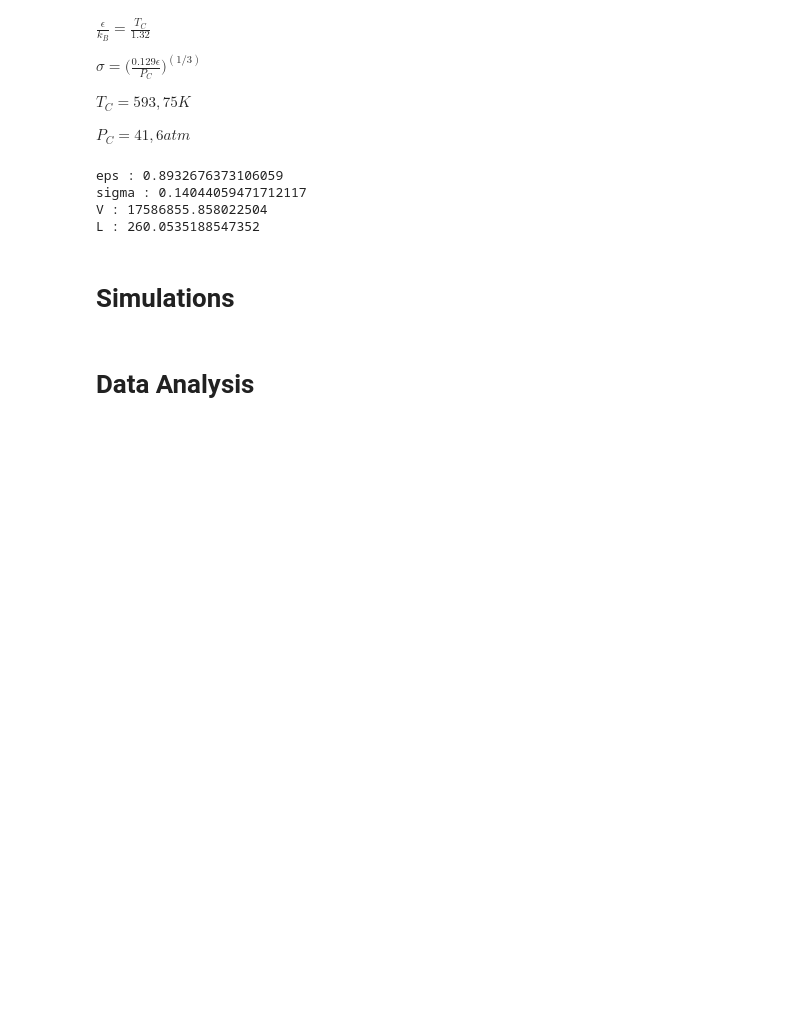
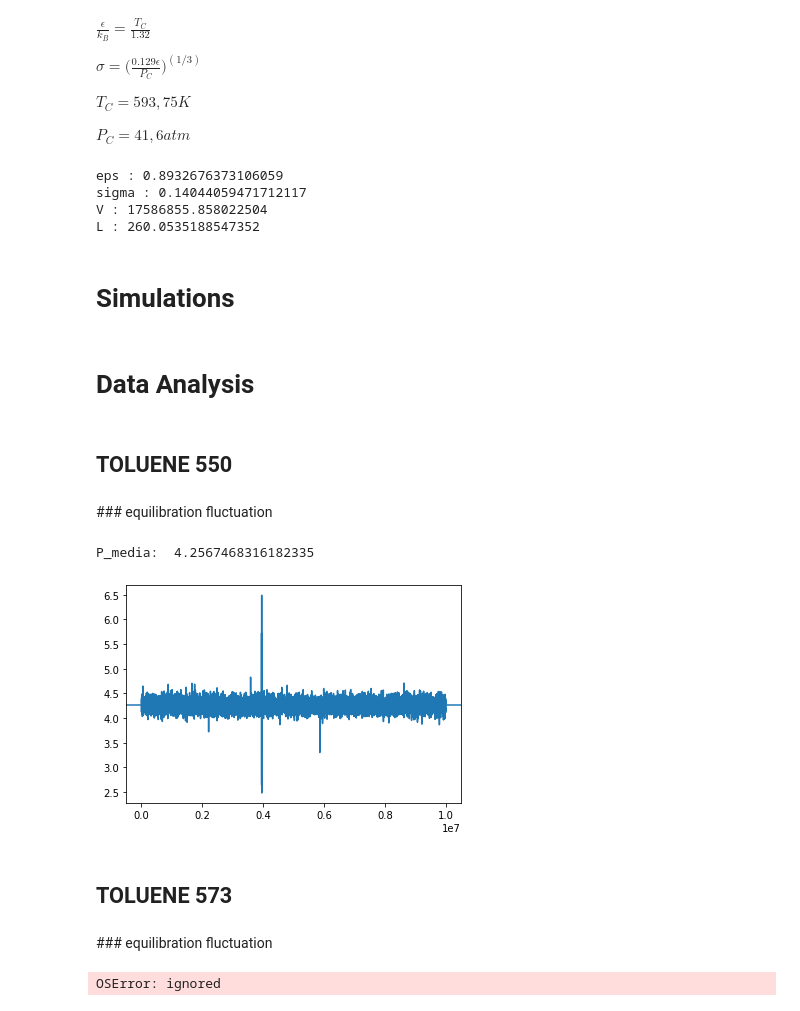
Before and after one commit to pm6022/labnotebooks, a Jupyter notebook: gruppo_7.ipynb, the cells around one changed output. Saved outputs shown, nothing was run; the diff lists cells and outputs as text; code cells hidden in the pictures; blank space fills up the shorter version.

```diff
--- a/gruppo_7.ipynb
+++ b/gruppo_7.ipynb
@@ -84,3 +84,54 @@ L : 260.0535188547352
 !mpirun --allow-run-as-root -np 2 lammps -in TOLUENE_630_in.LJ_3D_NVT
 # %% [markdown]
 # Data Analysis
+# %% [markdown]
+## TOLUENE 550
+# %% [markdown]
+### equilibration fluctuation
+# %%
+import numpy as np
+import matplotlib.pyplot as plt
+
+# Caricamento del file
+THERMO_file = np.genfromtxt('/content/gruppo_7/TOLUENE 550/thermodynamics_equilibration_550.dat', delimiter=' ')
+
+time = THERMO_file[:, 0]
+T = THERMO_file[:, 4]
+P = THERMO_file[:, 5]
+V = THERMO_file[:, 6]
+
+# Calcolo della media
+P_media = np.mean(P)
+
+# Plot della pressione e del suo valore medio
+plt.plot(time, P)
+plt.axhline(P_media)
+print('P_media: ', P_media)
+# %% [output]
+P_media:  4.2567468316182335
+[figure, added]
+# %% [markdown]
+## TOLUENE 573
+# %% [markdown]
+### equilibration fluctuation
+# %%
+import numpy as np
+import matplotlib.pyplot as plt
+
+# Caricamento del file
+THERMO_file = np.genfromtxt('/content/gruppo_7/TOLUENE 573/thermodynamics_equilibration_573.dat', delimiter=' ')
+
+time = THERMO_file[:, 0]
+T = THERMO_file[:, 4]
+P = THERMO_file[:, 5]
+V = THERMO_file[:, 6]
+
+# Calcolo della media
+P_media = np.mean(P)
+
+# Plot della pressione e del suo valore medio
+plt.plot(time, P)
+plt.axhline(P_media)
+print('P_media: ', P_media)
+# %% [output]
+OSError: ignored
```
Also changed, not shown: parts of 10 cells of this notebook.
